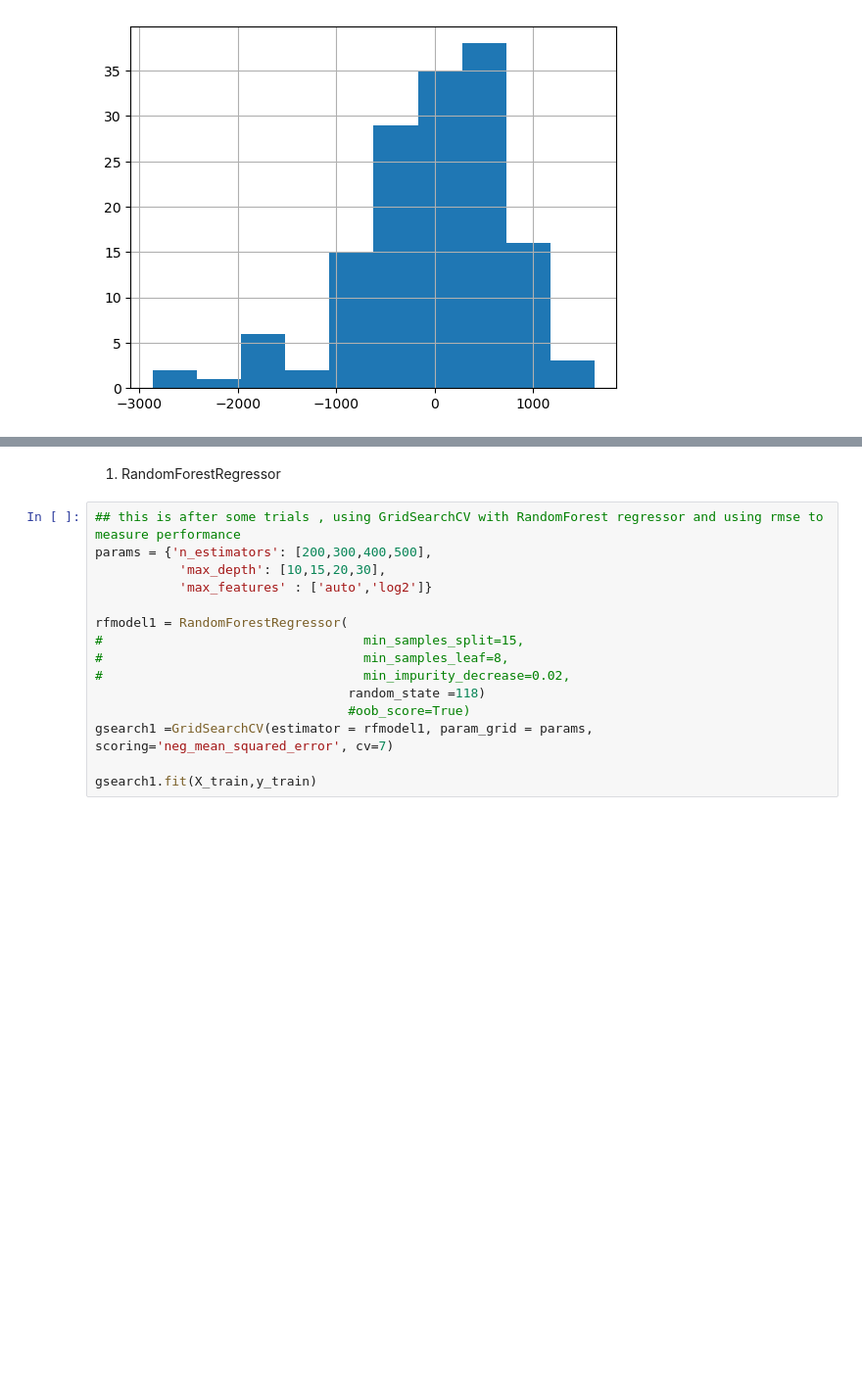
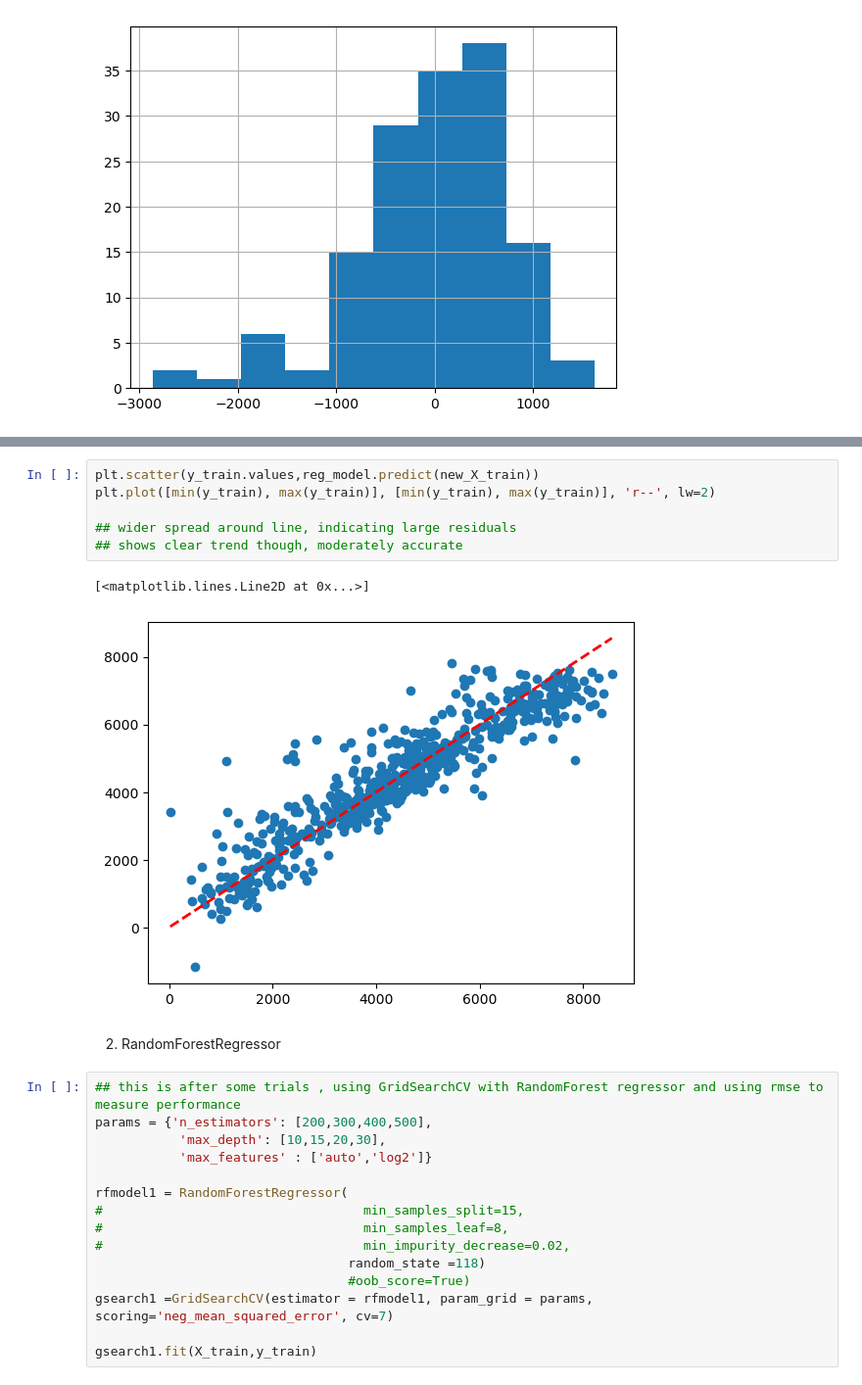
Before and after one commit to poojamahajan0712/Data-Science-Portfolio, a Jupyter notebook: Regression/Regression.ipynb, the cells around one changed output, grey strips where cells are left out. Shown at 98% size. Cells and saved outputs as stored; diff of their text form; blank space fills up the shorter version.

```diff
--- a/Regression/Regression.ipynb
+++ b/Regression/Regression.ipynb
@@ -444,5 +453,14 @@ plt.axhline(y=0, color='red', linestyle='--', linewidth=2)
+# %%
+plt.scatter(y_train.values,reg_model.predict(new_X_train))
+plt.plot([min(y_train), max(y_train)], [min(y_train), max(y_train)], 'r--', lw=2)
+
+## wider spread around line, indicating large residuals
+## shows clear trend though, moderately accurate
+# %% [output]
+[<matplotlib.lines.Line2D at 0x...>]
+[figure, added]
 # %% [markdown]
-1. RandomForestRegressor
+2. RandomForestRegressor
 # %%
 ## this is after some trials , using GridSearchCV with RandomForest regressor and using rmse to measure performance
 params = {'n_estimators': [200,300,400,500],
```
Also changed, not shown: parts of 11 cells of this notebook.
